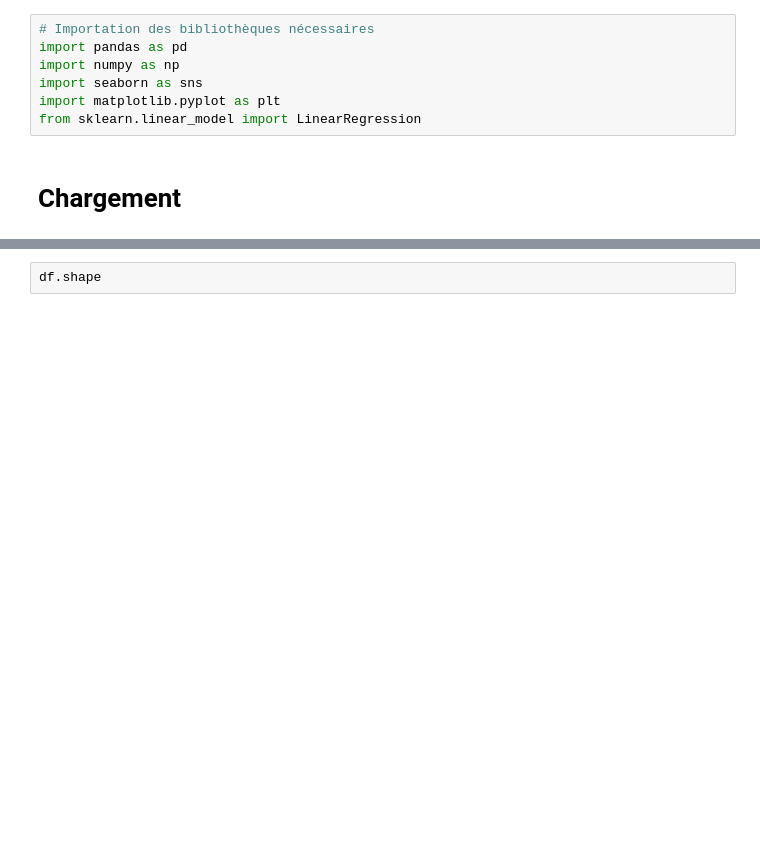
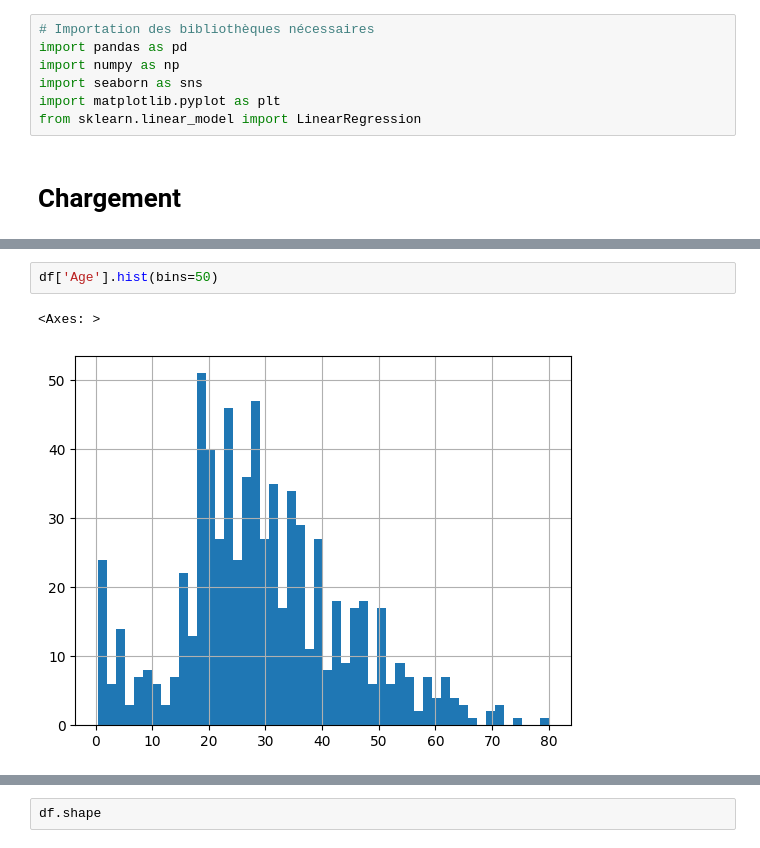
Before and after one commit to yzpt/module_pandas_B2, a Jupyter notebook: 2.0.gapminder_analysis.ipynb, the cells around one changed output, grey strips where cells are left out. Cells and saved outputs as stored; diff of their text form; blank space fills up the shorter version.

```diff
--- a/2.0.gapminder_analysis.ipynb
+++ b/2.0.gapminder_analysis.ipynb
@@ -23,0 +92,5 @@ df.head()
+# %%
+df['Age'].hist(bins=50)
+# %% [output]
+<Axes: >
+[figure, added]
```
Also changed, not shown: parts of 21 cells of this notebook, 5 other files.
